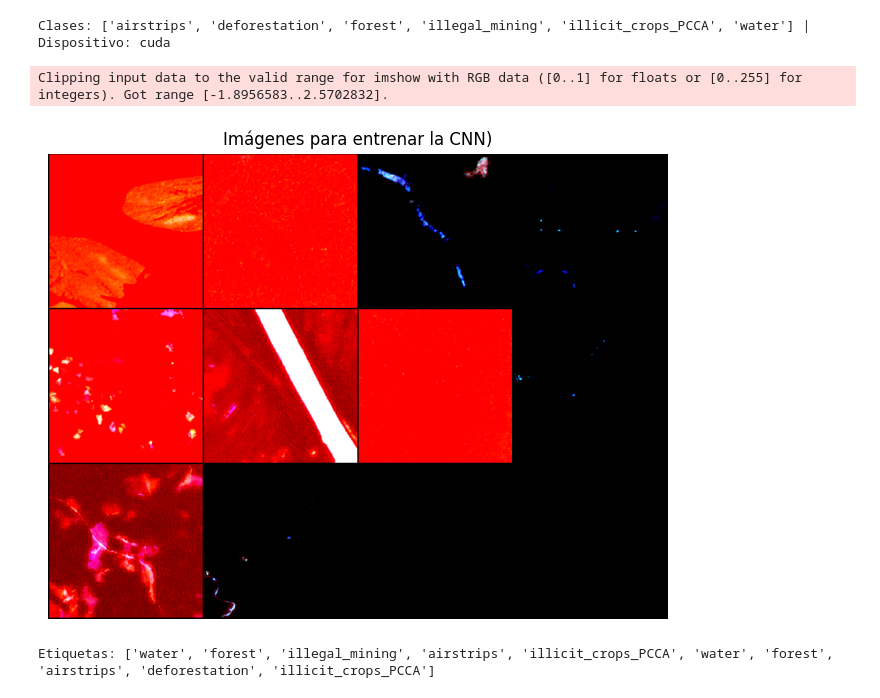
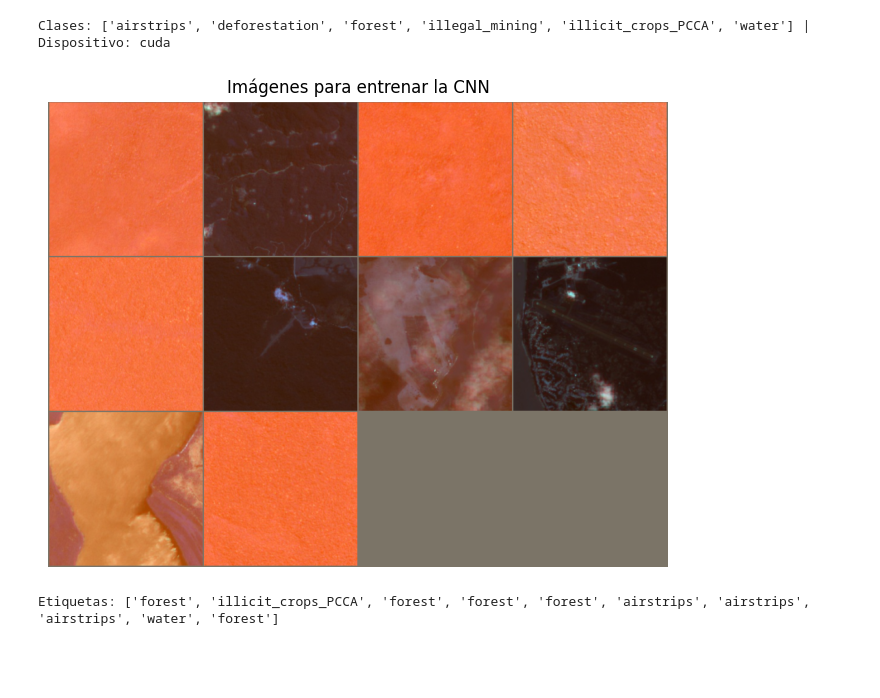
Before and after one commit to Becerra1226/lab2_deep_learning, a Jupyter notebook: lab2_Becerra_Roman_Potes.ipynb, the cells around one changed output. Cells and saved outputs as stored; diff of their text form; code cells hidden in the pictures; blank space fills up the shorter version.

```diff
--- a/lab2_Becerra_Roman_Potes.ipynb
+++ b/lab2_Becerra_Roman_Potes.ipynb
@@ -218,19 +245,25 @@ test_dl  = DataLoader(test_ds,  batch_size=BATCH_SIZE, shuffle=False, num_worker
 print("Clases:", class_names, "| Dispositivo:", DEVICE)
 # %% [output]
 Clases: ['airstrips', 'deforestation', 'forest', 'illegal_mining', 'illicit_crops_PCCA', 'water'] | Dispositivo: cuda
-# %%
-images, labels = next(iter(train_dl)) # Imágenes normalizadas
-grid = torchvision.utils.make_grid(images[:12], nrow=4, padding=2)
-npimg = grid.cpu().numpy().transpose(1, 2, 0)
-
-plt.figure(figsize=(8, 8))
-plt.imshow(npimg)
-plt.title("Imágenes para entrenar la CNN)")
-plt.axis("off")
-plt.show()
-
-print("Etiquetas:", [class_names[i] for i in labels[:12]])
-# %% [output]
-Clipping input data to the valid range for imshow with RGB data ([0..1] for floats or [0..255] for integers). Got range [-1.8956583..2.5702832].
-[figure, removed]
-Etiquetas: ['water', 'forest', 'illegal_mining', 'airstrips', 'illicit_crops_PCCA', 'water', 'forest', 'airstrips', 'deforestation', 'illicit_crops_PCCA']
+# %%
+images, labels = next(iter(train_dl)) # Imágenes normalizadas
+grid = torchvision.utils.make_grid(images[:12], nrow=4, padding=2)
+npimg = grid.cpu().numpy().transpose(1, 2, 0)
+
+# --- Des-normalizar la imagen ---
+mean = np.array([0.485, 0.456, 0.406])
+std  = np.array([0.229, 0.224, 0.225])
+npimg = (npimg * std) + mean # Aplicamos la fórmula inversa
+npimg = np.clip(npimg, 0, 1) # Obligamos a que nada se pase del rango [0, 1]
+# --------------------------------
+
+plt.figure(figsize=(8, 8))
+plt.imshow(npimg)
+plt.title("Imágenes para entrenar la CNN")
+plt.axis("off")
+plt.show()
+
+print("Etiquetas:", [class_names[i] for i in labels[:12]])
+# %% [output]
+[figure, added]
+Etiquetas: ['forest', 'illicit_crops_PCCA', 'forest', 'forest', 'forest', 'airstrips', 'airstrips', 'airstrips', 'water', 'forest']
```
Also changed, not shown: parts of 19 cells of this notebook, 1 other file.
